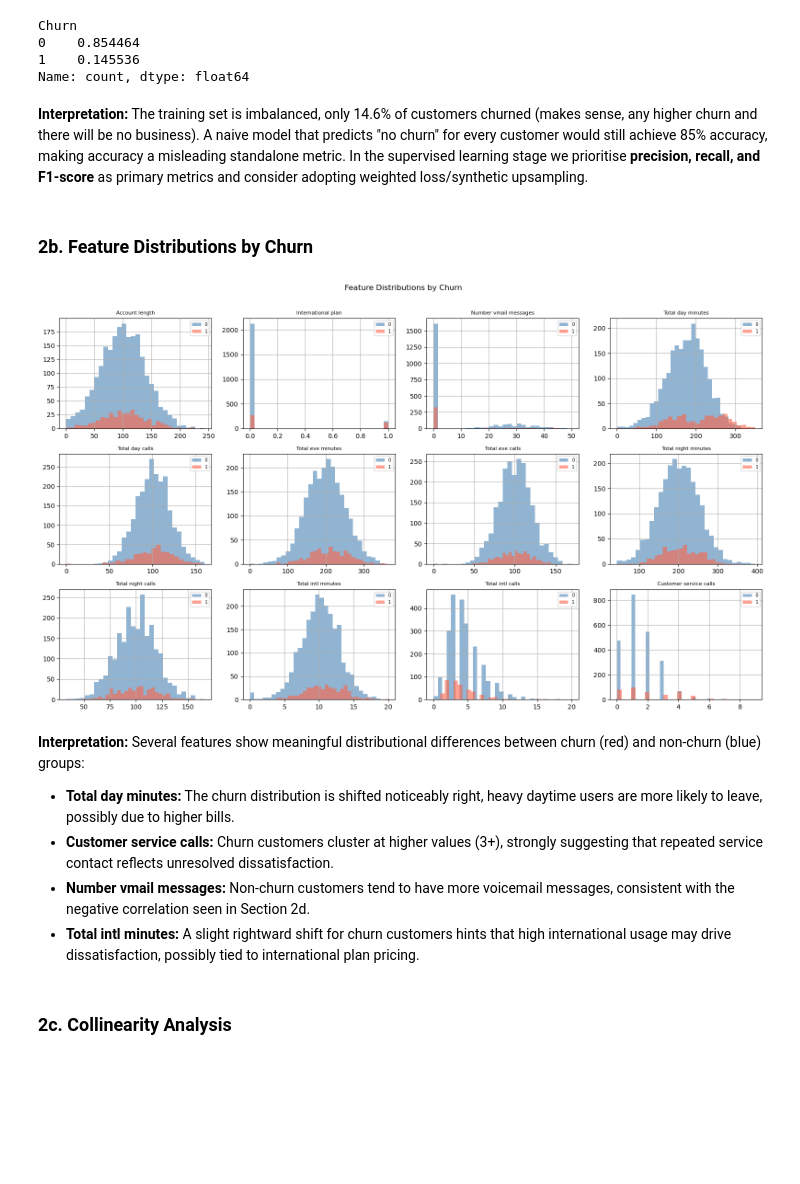
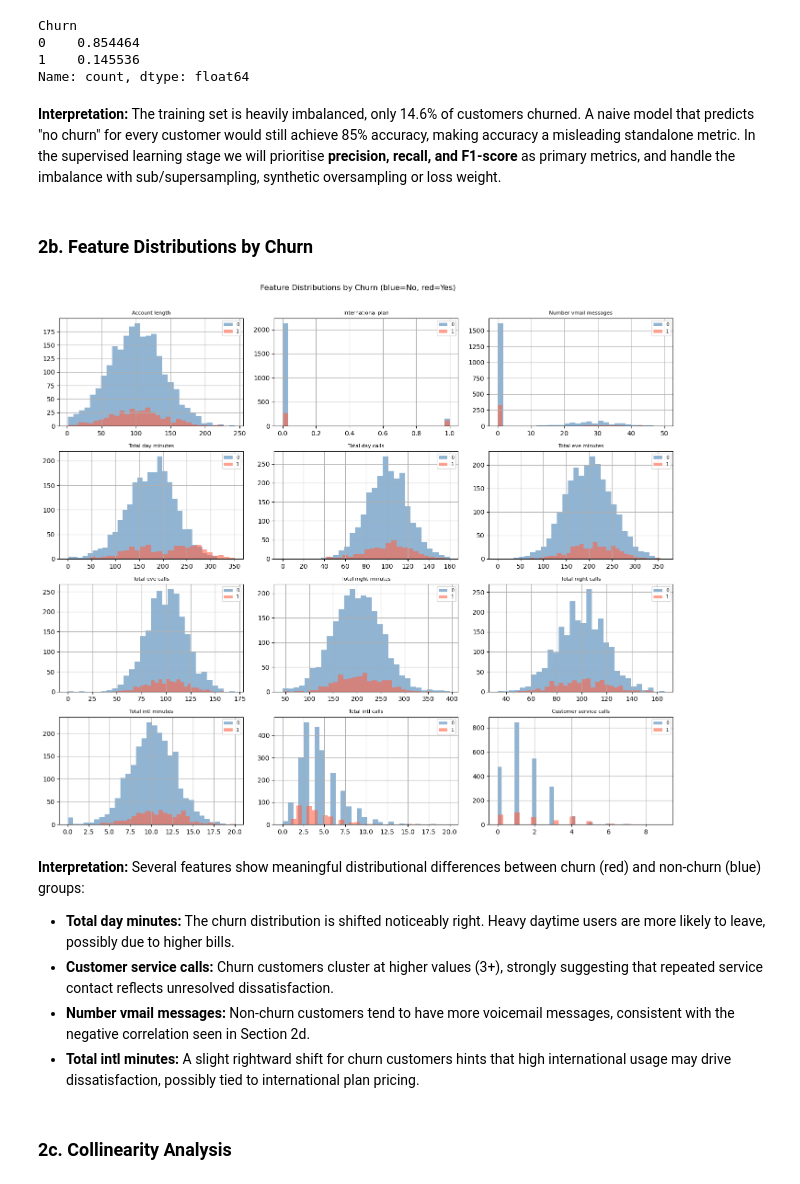
Before and after one commit to euph00/kddm_proj, a Jupyter notebook: project.ipynb, the cells around one changed output. Cells and saved outputs as stored; diff of their text form; code cells hidden in the pictures; blank space fills up the shorter version.

```diff
--- a/project.ipynb
+++ b/project.ipynb
@@ -135,30 +161,30 @@ Churn
 1    0.145536
 Name: count, dtype: float64
 # %% [markdown]
-**Interpretation:** The training set is imbalanced, only 14.6% of customers churned (makes sense, any higher churn and there will be no business). A naive model that predicts "no churn" for every customer would still achieve 85% accuracy, making accuracy a misleading standalone metric. In the supervised learning stage we prioritise **precision, recall, and F1-score** as primary metrics and consider adopting weighted loss/synthetic upsampling.
+**Interpretation:** The training set is heavily imbalanced, only 14.6% of customers churned. A naive model that predicts "no churn" for every customer would still achieve 85% accuracy, making accuracy a misleading standalone metric. In the supervised learning stage we will prioritise **precision, recall, and F1-score** as primary metrics, and handle the imbalance with sub/supersampling, synthetic oversampling or loss weight.
 # %% [markdown]
 ### 2b. Feature Distributions by Churn
 # %%
-fig, axes = plt.subplots(4, 4, figsize=(16, 12))
+fig, axes = plt.subplots(4, 3, figsize=(14, 12))
 axes = axes.flatten()
 
 for i, col in enumerate(num_cols):
     for label, color in [(0, 'steelblue'), (1, 'tomato')]:
         train[train['Churn'] == label][col].hist(ax=axes[i], alpha=0.6, color=color, bins=30, label=str(label))
     axes[i].set_title(col, fontsize=8)
     axes[i].legend(fontsize=7)
 
 for j in range(i+1, len(axes)):
     axes[j].set_visible(False)
 
-plt.suptitle('Feature Distributions by Churn', y=1.01)
+plt.suptitle('Feature Distributions by Churn (blue=No, red=Yes)', y=1.01)
 plt.tight_layout()
 plt.show()
 # %% [output]
-[figure, old version]
+[figure, new version]
 # %% [markdown]
 **Interpretation:** Several features show meaningful distributional differences between churn (red) and non-churn (blue) groups:
-- **Total day minutes:** The churn distribution is shifted noticeably right, heavy daytime users are more likely to leave, possibly due to higher bills.
+- **Total day minutes:** The churn distribution is shifted noticeably right. Heavy daytime users are more likely to leave, possibly due to higher bills.
 - **Customer service calls:** Churn customers cluster at higher values (3+), strongly suggesting that repeated service contact reflects unresolved dissatisfaction.
 - **Number vmail messages:** Non-churn customers tend to have more voicemail messages, consistent with the negative correlation seen in Section 2d.
 - **Total intl minutes:** A slight rightward shift for churn customers hints that high international usage may drive dissatisfaction, possibly tied to international plan pricing.
```
Also changed, not shown: parts of 19 cells of this notebook.
